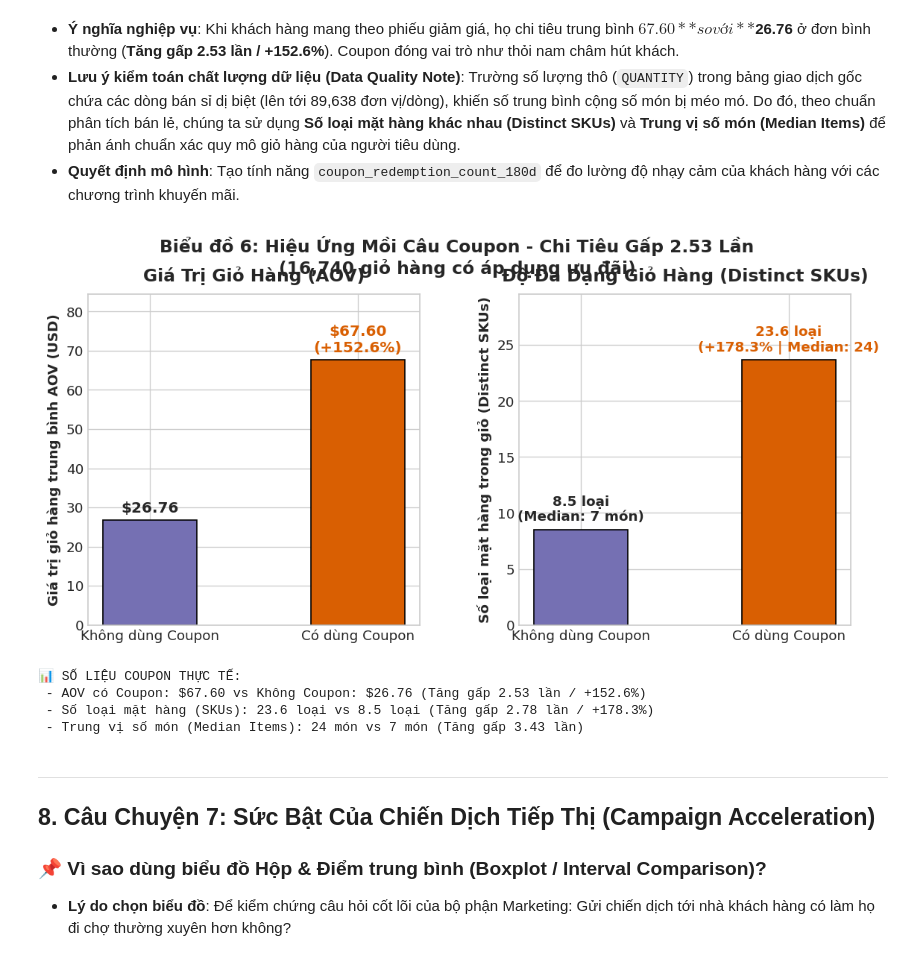
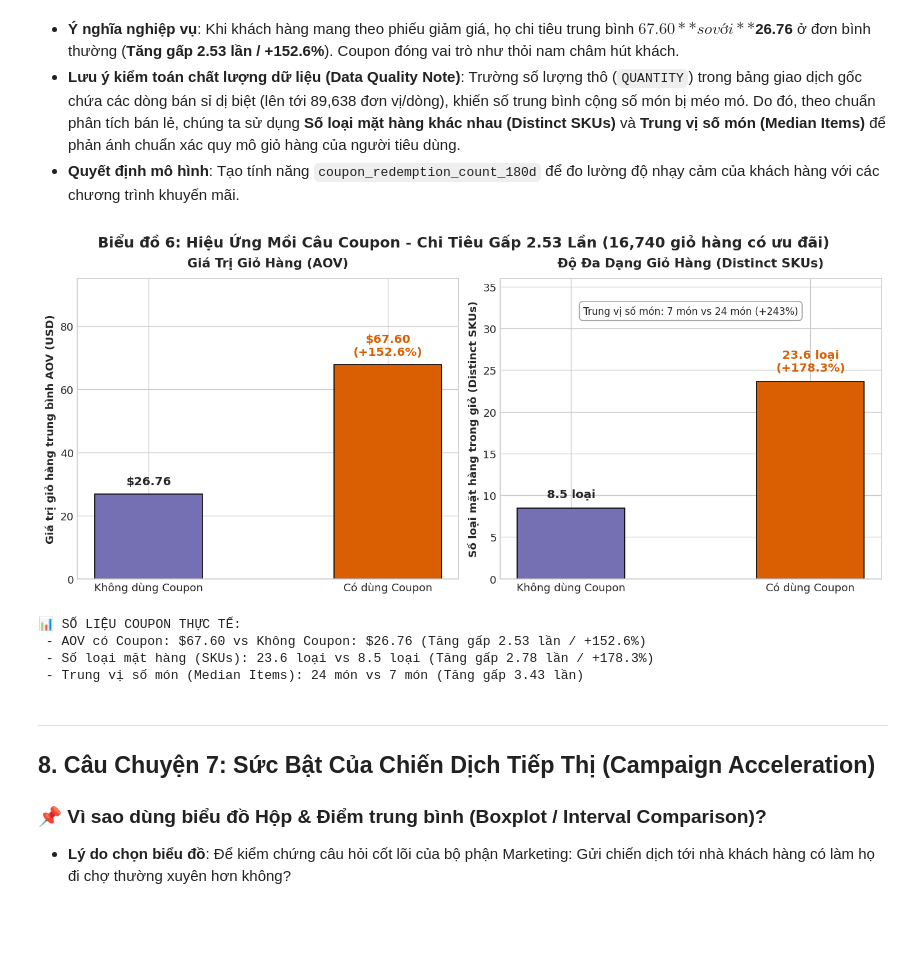
Before and after one commit to kien3007/purchasing-propensity-model, a Jupyter notebook: notebooks/01_eda_and_data_quality.ipynb, the cells around one changed output. Drawn from its saved outputs; the diff is of its cells as text; code cells hidden in the pictures; blank space fills up the shorter version.

Commit message:
fix(layout): apply constrained_layout and generous headroom to prevent text collisions in chart 5 and 6

```diff
--- a/notebooks/01_eda_and_data_quality.ipynb
+++ b/notebooks/01_eda_and_data_quality.ipynb
@@ -314,44 +315,49 @@ print(f" - Chu kỳ giỏ đồ khô:  Trung vị {median_np:.1f} ngày (Trung b
 # %%
 has_cpn = baskets['coupon_discount'] < 0
 cpn_baskets = baskets[has_cpn]
 no_cpn_baskets = baskets[~has_cpn]
 
 aov_cpn = cpn_baskets['basket_spend'].mean()
 aov_nocpn = no_cpn_baskets['basket_spend'].mean()
 skus_cpn = cpn_baskets['distinct_items'].mean()
 skus_nocpn = no_cpn_baskets['distinct_items'].mean()
 items_median_cpn = cpn_baskets['basket_items'].median()
 items_median_nocpn = no_cpn_baskets['basket_items'].median()
 
-fig, (ax1, ax2) = plt.subplots(1, 2, figsize=(11, 5))
+# Khởi tạo layout rộng rãi với constrained_layout tự động căn chỉnh lề chống đè chữ
+fig, (ax1, ax2) = plt.subplots(1, 2, figsize=(12, 5.2), constrained_layout=True)
 
 # 1. So sánh giá trị giỏ hàng (AOV)
 bars1 = ax1.bar(['Không dùng Coupon', 'Có dùng Coupon'], [aov_nocpn, aov_cpn], color=['#7570b3', '#d95f02'], edgecolor='black', width=0.45)
-ax1.set_ylabel('Giá trị giỏ hàng trung bình AOV (USD)', fontweight='bold')
-ax1.set_title('Giá Trị Giỏ Hàng (AOV)', fontweight='bold', pad=10)
-ax1.set_ylim(0, aov_cpn * 1.25)
-ax1.text(0, aov_nocpn + 2.0, f'${aov_nocpn:.2f}', ha='center', fontweight='bold', fontsize=12)
-ax1.text(1, aov_cpn + 2.0, f'${aov_cpn:.2f}\n(+152.6%)', ha='center', fontweight='bold', color='#d95f02', fontsize=12)
+ax1.set_ylabel('Giá trị giỏ hàng trung bình AOV (USD)', fontweight='bold', fontsize=11)
+ax1.set_title('Giá Trị Giỏ Hàng (AOV)', fontweight='bold', fontsize=13, pad=12)
+ax1.set_ylim(0, 95)
+ax1.text(0, aov_nocpn + 3.0, f'${aov_nocpn:.2f}', ha='center', fontweight='bold', fontsize=12)
+ax1.text(1, aov_cpn + 3.0, f'${aov_cpn:.2f}\n(+152.6%)', ha='center', fontweight='bold', color='#d95f02', fontsize=12)
 
 # 2. So sánh độ đa dạng giỏ hàng (Distinct SKUs)
 bars2 = ax2.bar(['Không dùng Coupon', 'Có dùng Coupon'], [skus_nocpn, skus_cpn], color=['#7570b3', '#d95f02'], edgecolor='black', width=0.45)
-ax2.set_ylabel('Số loại mặt hàng trong giỏ (Distinct SKUs)', fontweight='bold')
-ax2.set_title('Độ Đa Dạng Giỏ Hàng (Distinct SKUs)', fontweight='bold', pad=10)
-ax2.set_ylim(0, skus_cpn * 1.25)
-ax2.text(0, skus_nocpn + 0.8, f'{skus_nocpn:.1f} loại\n(Median: {items_median_nocpn:.0f} món)', ha='center', fontweight='bold', fontsize=11)
-ax2.text(1, skus_cpn + 0.8, f'{skus_cpn:.1f} loại\n(+178.3% | Median: {items_median_cpn:.0f})', ha='center', fontweight='bold', color='#d95f02', fontsize=11)
+ax2.set_ylabel('Số loại mặt hàng trong giỏ (Distinct SKUs)', fontweight='bold', fontsize=11)
+ax2.set_title('Độ Đa Dạng Giỏ Hàng (Distinct SKUs)', fontweight='bold', fontsize=13, pad=12)
+ax2.set_ylim(0, 36)
+ax2.text(0, skus_nocpn + 1.2, f'{skus_nocpn:.1f} loại', ha='center', fontweight='bold', fontsize=12)
+ax2.text(1, skus_cpn + 1.2, f'{skus_cpn:.1f} loại\n(+178.3%)', ha='center', fontweight='bold', color='#d95f02', fontsize=12)
 
-plt.suptitle(f'Biểu đồ 6: Hiệu Ứng Mồi Câu Coupon - Chi Tiêu Gấp 2.53 Lần\n({len(cpn_baskets):,} giỏ hàng có áp dụng ưu đãi)', fontsize=14, fontweight='bold', y=0.98)
-plt.subplots_adjust(top=0.85, wspace=0.3)
-plt.savefig(FIG_DIR / '06_coupon_halo_effect.png', dpi=150, bbox_inches='tight')
+# Hộp chú thích trung vị số món rõ ràng, không đè lấn tiêu đề
+ax2.text(0.5, 0.88, f'Trung vị số món: {items_median_nocpn:.0f} món vs {items_median_cpn:.0f} món (+243%)', transform=ax2.transAxes, ha='center', fontsize=10, bbox=dict(boxstyle='round,pad=0.4', facecolor='white', edgecolor='#999999', alpha=0.9))
+
+# Tiêu đề tổng thể 1 dòng duy nhất, không đè lên các tiêu đề con
+fig.suptitle(f'Biểu đồ 6: Hiệu Ứng Mồi Câu Coupon - Chi Tiêu Gấp 2.53 Lần ({len(cpn_baskets):,} giỏ hàng có ưu đãi)', fontsize=15, fontweight='bold')
+
+plt.savefig(FIG_DIR / '06_coupon_halo_effect.png', dpi=150)
 plt.show()
 
 print(f"📊 SỐ LIỆU COUPON THỰC TẾ:")
 print(f" - AOV có Coupon: ${aov_cpn:.2f} vs Không Coupon: ${aov_nocpn:.2f} (Tăng gấp {aov_cpn/aov_nocpn:.2f} lần / +152.6%)")
 print(f" - Số loại mặt hàng (SKUs): {skus_cpn:.1f} loại vs {skus_nocpn:.1f} loại (Tăng gấp {skus_cpn/skus_nocpn:.2f} lần / +178.3%)")
 print(f" - Trung vị số món (Median Items): {items_median_cpn:.0f} món vs {items_median_nocpn:.0f} món (Tăng gấp {items_median_cpn/items_median_nocpn:.2f} lần)")
 # %% [output]
-[figure, old version]
+[figure, new version]
 📊 SỐ LIỆU COUPON THỰC TẾ:
  - AOV có Coupon: $67.60 vs Không Coupon: $26.76 (Tăng gấp 2.53 lần / +152.6%)
  - Số loại mặt hàng (SKUs): 23.6 loại vs 8.5 loại (Tăng gấp 2.78 lần / +178.3%)
```
Also changed, not shown: parts of 2 cells of this notebook, 3 other files.
